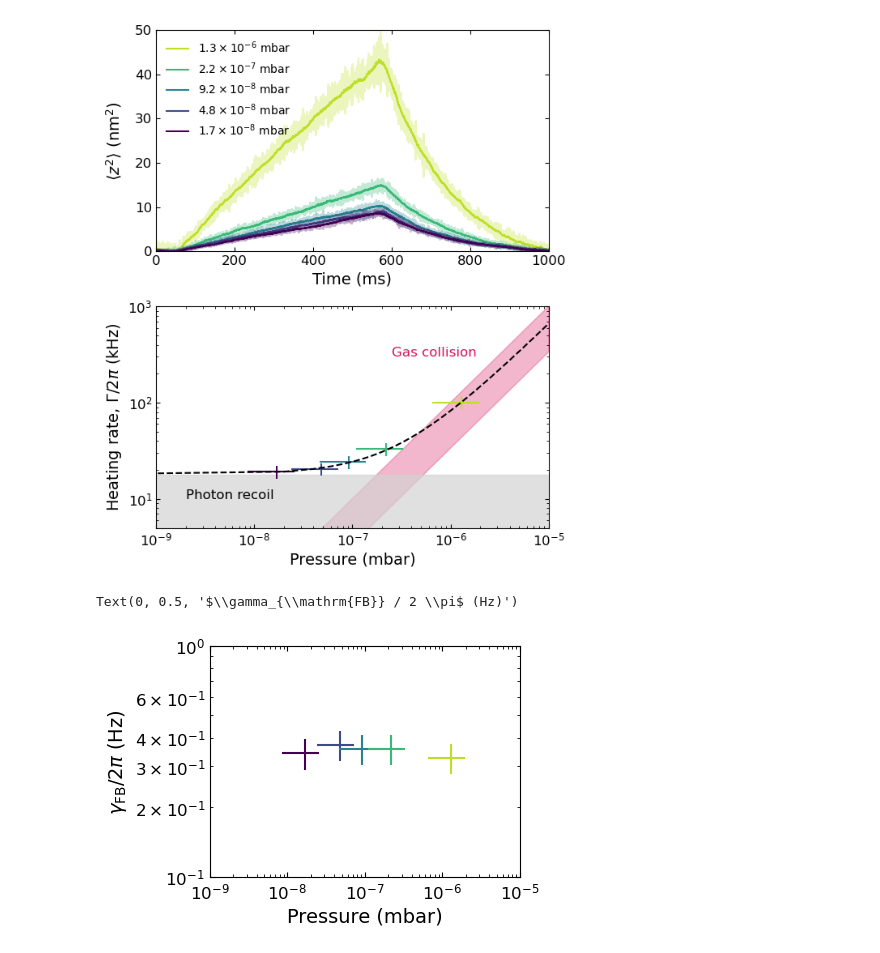
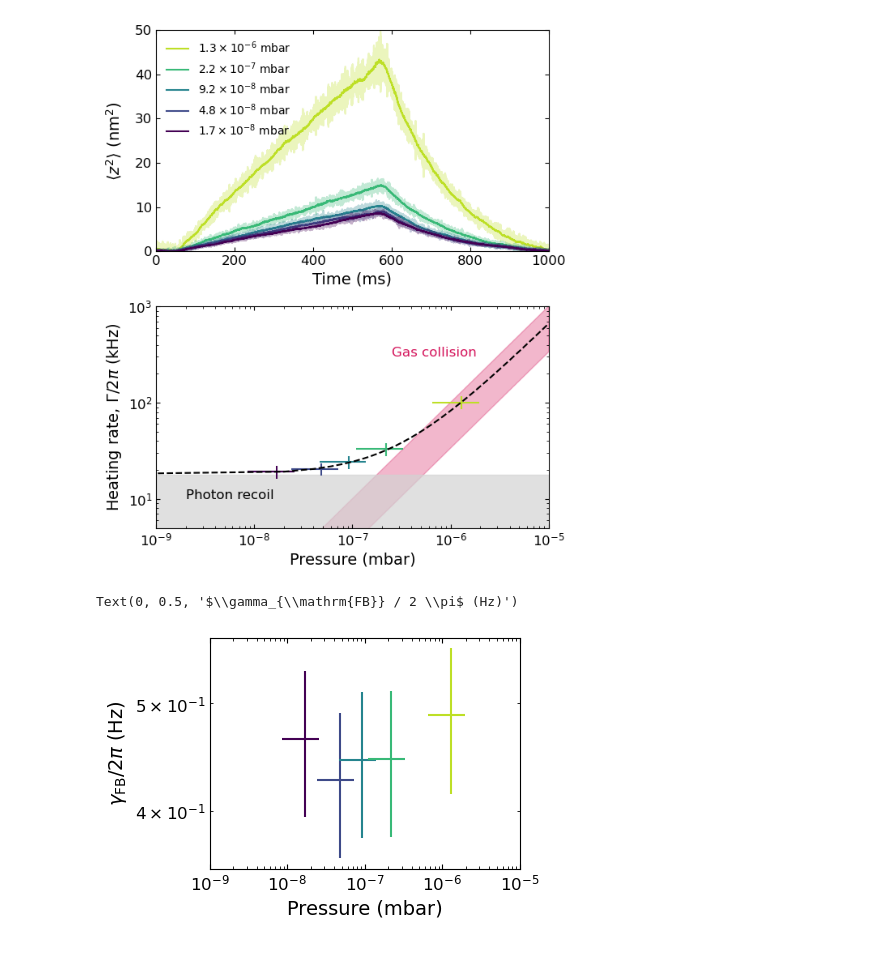
Before and after one commit to yuhants/dm_nanospheres, a Jupyter notebook: analysis_notebooks/20250412_reheating.ipynb, the cells around one changed output. Saved outputs shown, nothing was run; the diff lists cells and outputs as text; code cells hidden in the pictures.

```diff
--- a/analysis_notebooks/20250412_reheating.ipynb
+++ b/analysis_notebooks/20250412_reheating.ipynb
@@ -194,12 +194,14 @@ def func_expo(x, A, gamma):
 lb, ub = 300000, 500000
 
 tt_fit = tt[lb:ub] - tt[lb]
-gamma_fb_fit = []
+a_fit, gamma_fb_fit = [], []
 for var in var_unfiltered:
     var_mean_fit = var[lb:ub] * c_mv**2
     popt, pcov = curve_fit(func_expo, tt_fit, var_mean_fit)
+
+    a_fit.append(popt[0])
     gamma_fb_fit.append(popt[1])
 
-gamma_fb_hz = 1 / np.asarray(gamma_fb_fit)
-print(fr'Fitted damping rate: {gamma_fb_hz[0]:.2f} \pm {gamma_fb_hz[0]*0.15:.2f} Hz')
+gamma_fb_hz = np.asarray(gamma_fb_fit)
+print(fr'Fitted damping rate $\gamma / 2 \pi$: {gamma_fb_hz[0]/(2*np.pi):.2f} \pm {gamma_fb_hz[0]/(2*np.pi)*0.15:.2f} Hz')
 # %% [output]
@@ -280,17 +282,17 @@ plt.savefig('../paper_plots/reheating_measurement.pdf', dpi=600)
 # %%
 fig, ax = plt.subplots(1, 1, figsize=(4, 3))
 
 for i, gamma_fb in enumerate(gamma_fb_hz):
-    ax.errorbar(pressures[i], gamma_fb_hz[i], xerr=pressures[i]/2, yerr=gamma_fb_hz[i]*0.15, color=colors[i])
+    ax.errorbar(pressures[i], gamma_fb_hz[i]/(2*np.pi), xerr=pressures[i]/2, yerr=gamma_fb_hz[i]/(2*np.pi)*0.15, color=colors[i])
 
 ax.set_xscale('log')
 ax.set_yscale('log')
 
 ax.set_xlim(1e-9, 1e-5)
-ax.set_ylim(0.1, 1)
+# ax.set_ylim(1, 5)
 
 ax.set_xlabel('Pressure (mbar)')
 ax.set_ylabel(r'$\gamma_{\mathrm{FB}} / 2 \pi$ (Hz)')
 # %% [output]
 Text(0, 0.5, '$\\gamma_{\\mathrm{FB}} / 2 \\pi$ (Hz)')
-[figure, old version]
+[figure, new version]
```
Also changed, not shown: parts of 1 cell of this notebook, 27 other files.
